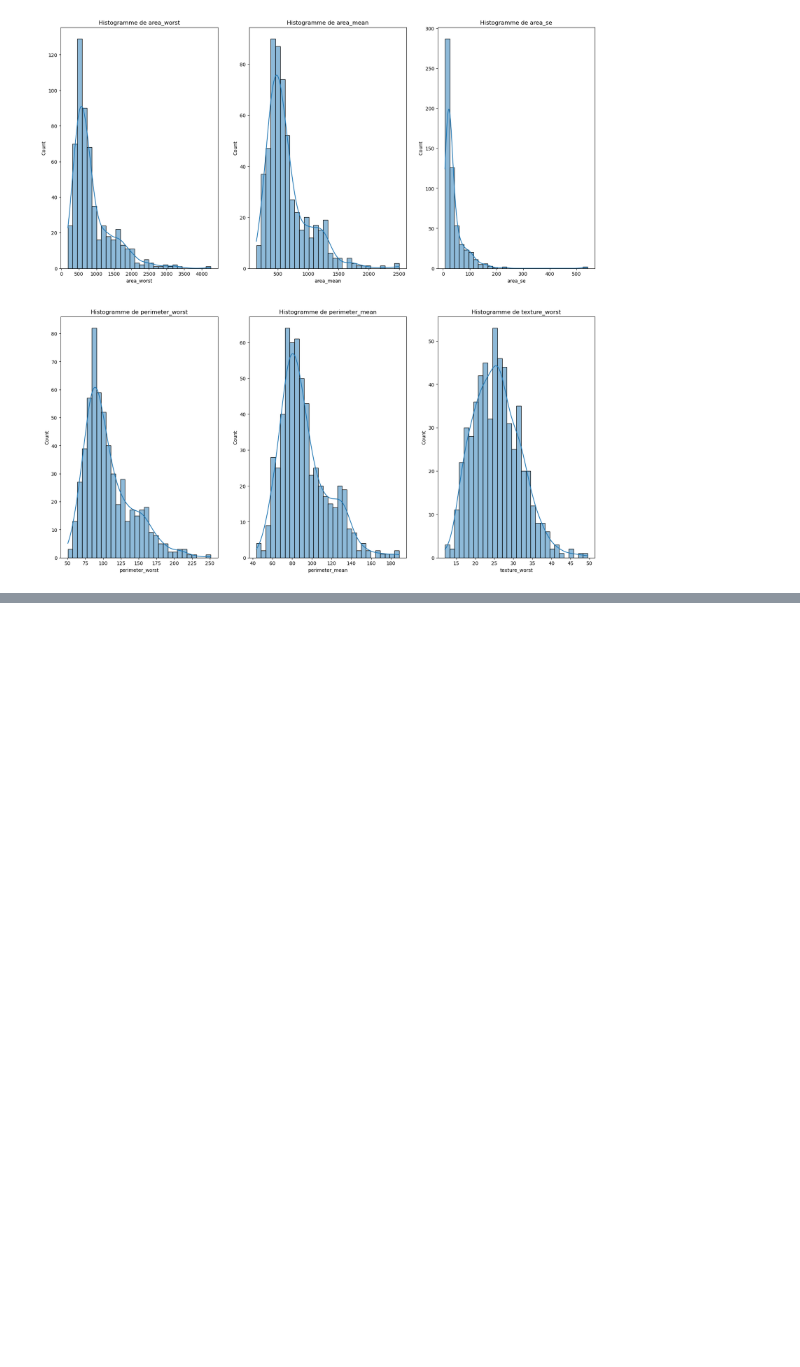
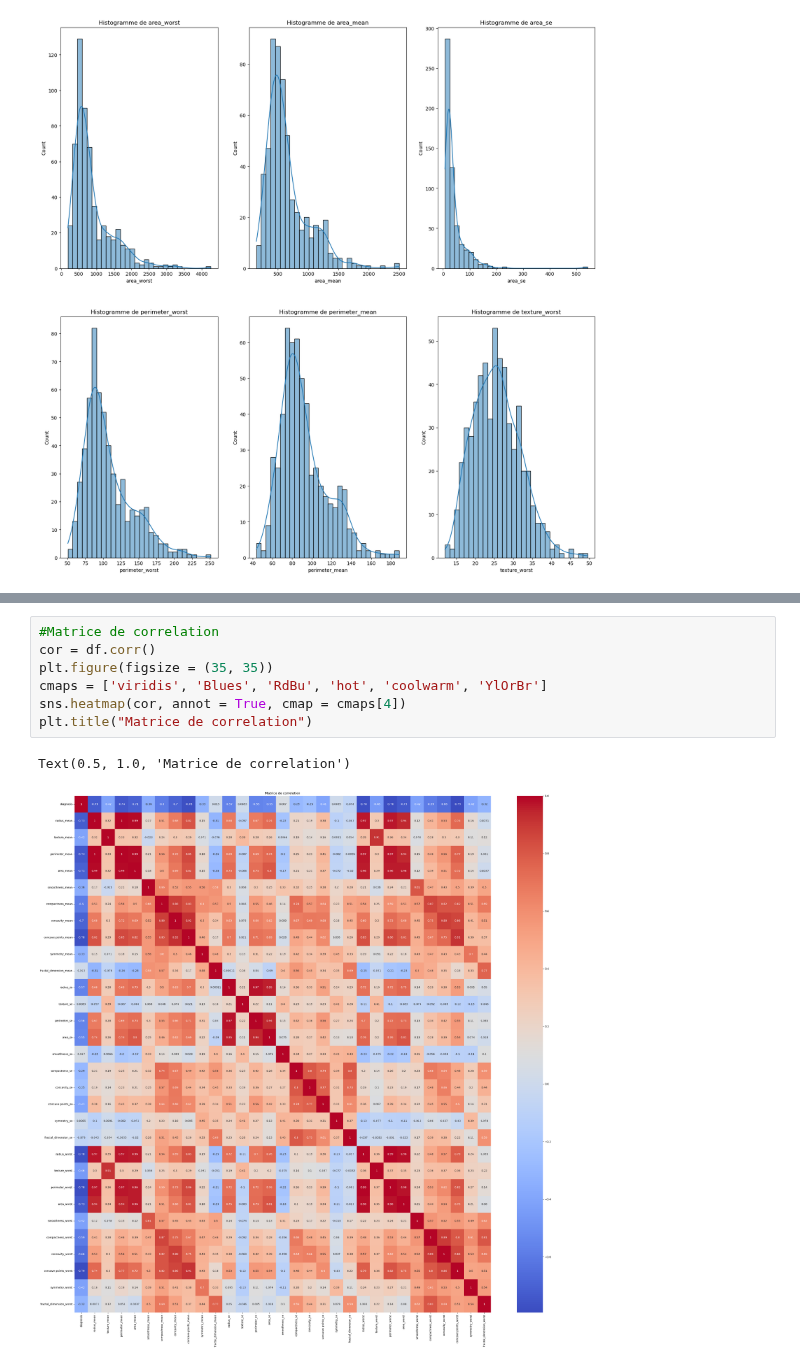
Before and after one commit to liberte1-dot/TP-BREAST-CANCER-DARE-TO-BE, a Jupyter notebook: Untitled.ipynb, the cells around one changed output, grey strips where cells are left out. Saved outputs shown, nothing was run; the diff lists cells and outputs as text; blank space fills up the shorter version.

```diff
--- a/Untitled.ipynb
+++ b/Untitled.ipynb
@@ -254,0 +268,10 @@ ne suit pas une loi normale
+# %%
+#Matrice de correlation
+cor = df.corr()
+plt.figure(figsize = (35, 35))
+cmaps = ['viridis', 'Blues', 'RdBu', 'hot', 'coolwarm', 'YlOrBr']
+sns.heatmap(cor, annot = True, cmap = cmaps[4])
+plt.title("Matrice de correlation")
+# %% [output]
+Text(0.5, 1.0, 'Matrice de correlation')
+[figure, added]
```
Also changed, not shown: parts of 2 cells of this notebook.
